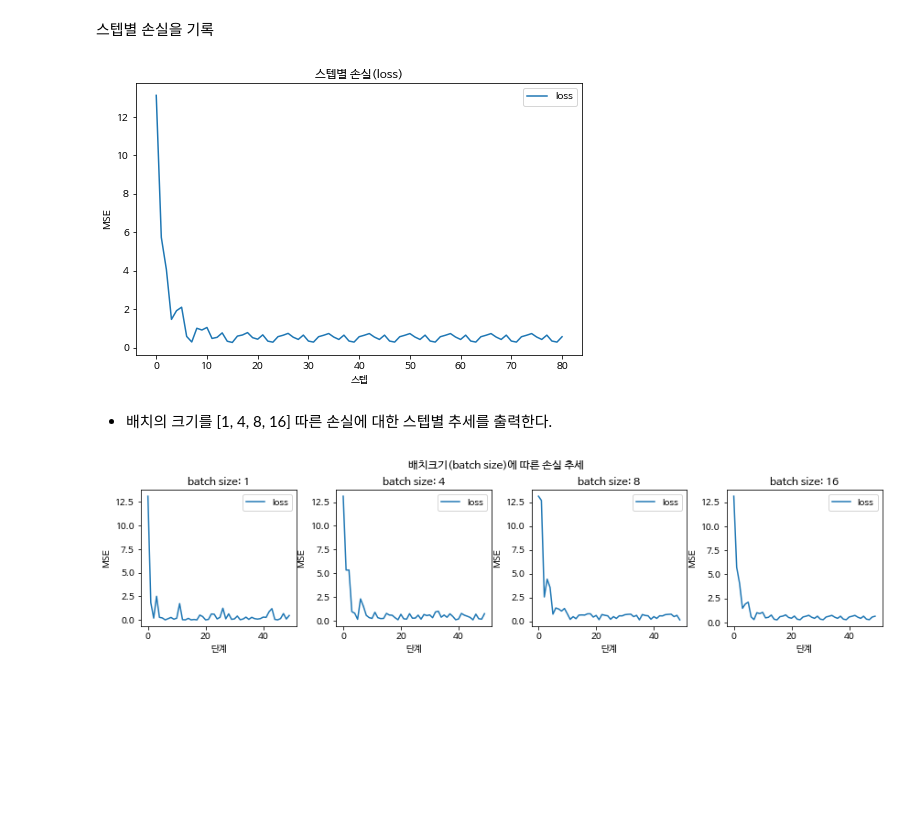
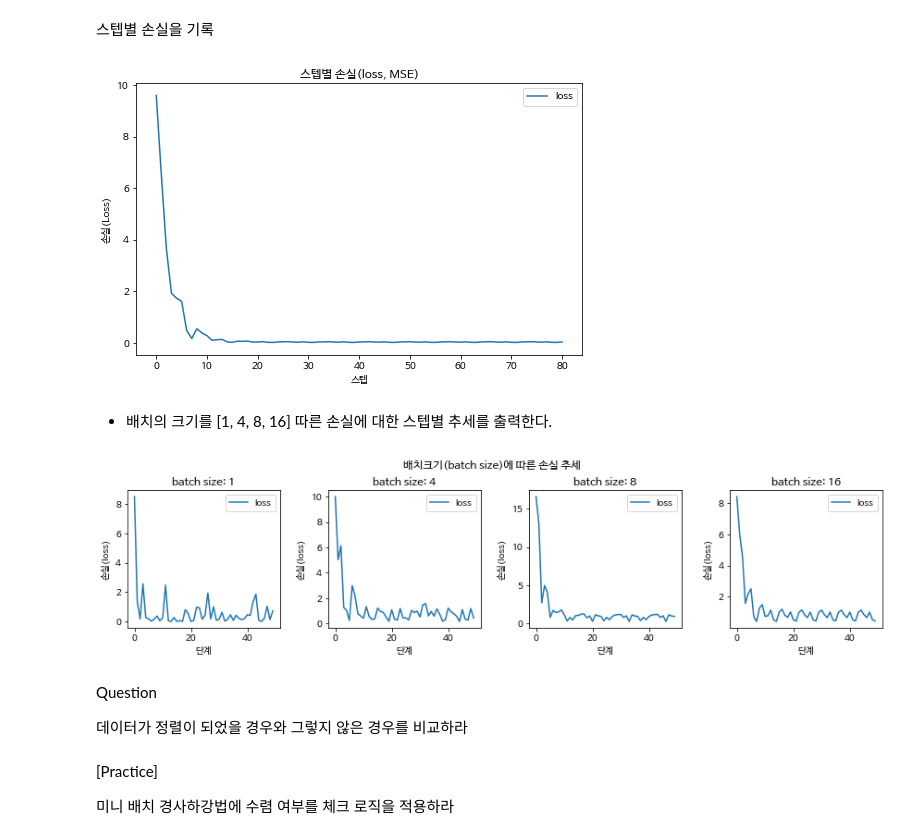
Before and after one commit to sunkusun9/ML2022_1, a Jupyter notebook: simple_linear_regression.ipynb, the cells around one changed output. Cells and saved outputs as stored; diff of their text form; code cells hidden in the pictures; blank space fills up the shorter version.

```diff
--- a/simple_linear_regression.ipynb
+++ b/simple_linear_regression.ipynb
@@ -244,7 +318,7 @@ for i in range(epochs):
 import matplotlib.lines as mlines
 plt.figure(figsize=(8, 5)) # 표 설정
 X_plot = np.linspace(-1, 5, 1000)
-Y_plot = np.square(X - optimal_x) + optimal
+Y_plot = np.square(X_plot - optimal_x) + optimal
 plt.plot(X_plot, Y_plot, label="$y=(x-2)^2 + 3$") # X, Y 그래프 출력
 # x, y 변화점 출력
 x_hist = np.array(x_hist)
@@ -339,7 +413,6 @@ $\frac{\partial F}{\partial\beta_0}=\frac{\sum\limits_{i=1}^{n}-(y_i-\beta_0-\be
 $\frac{\partial F}{\partial\beta_1}=\frac{\sum\limits_{i=1}^{n}-x_i(y_i-\beta_0-\beta_1x)}{n}$
 # %%
 # 위와 동일한 회귀 데이터셋 생성
-n = 100
 np.random.seed(42)
 x = np.random.normal(size=n)
 eps = np.random.normal(scale=0.2, size=n)
@@ -396,8 +475,8 @@ plt.scatter(x, y, s=3, label='(x, y)')
 x_space = np.linspace(-2.5, 2.5, 10)
 # 단계별 회귀선 출력
 for i in range(0,16,5):
-    beta_0, beta_1 = beta_hist[i]
-    plt.plot(x_space, beta_0 + beta_1 * x_space, label='{}단계'.format(i), linestyle='dotted')
+    beta_hat_0, beta_hat_1 = beta_hat_hist[i]
+    plt.plot(x_space, beta_hat_0 + beta_hat_1 * x_space, label='{}단계'.format(i), linestyle='dotted')
 plt.axhline(0, linestyle='dashed')
 plt.axvline(0, linestyle='dashed')
 plt.xlabel("x")
@@ -413,17 +492,17 @@ plt.show()
 * 배치 크기: 16, 반복수: 10, 학습율: 0.25 으로 하고 각 스텝 별 손실을 loss_hist_step에 리스트로 남기고
 * loss_hist와 beta_hist는 위와 같은 내용으로 미니 배치 경사하강법으로 beta_0, beta_1을 구하라(초기화도 동일)
 # %%
-beta_0, beta_1 = np.random.rand(2) * 2 - 1 # 초기값 설정 [-1, 1]
+beta_hat_0, beta_hat_1 = np.random.rand(2) * 2 - 1 # 초기값 설정 [-1, 1]
 loss_hist = []
 loss_hist_step = []
-beta_hist = [(beta_0, beta_1)]
+beta_hat_hist = [(beta_hat_0, beta_hat_1)]
 epochs = 10
 batch_size = 16 # Batch size
 
-y_hat = beta_0 + beta_1 * x
+y_hat = beta_hat_0 + beta_hat_1 * x
 learning_rate = 0.25
-mse =  np.mean(np.square(y, y_hat))
-loss_hist.append(mse)
+loss =  loss_mse(y, y_hat) # MSE
+loss_hist.append(loss)
 # %%
 for i in range(epochs):
     for j in range(0,n,batch_size):
@@ -449,68 +528,76 @@ plt.figure(figsize=(8, 5)) # 표 설정
 # epoch에 따른 y값 출력
 plt.plot(loss_hist, label='loss')
 plt.xlabel("스텝")
-plt.ylabel("MSE")
+plt.ylabel("손실(Loss)")
 plt.legend()
-plt.title("스텝별 손실(loss)")
+plt.title("스텝별 손실(loss, MSE)")
 plt.show()
 # %% [output]
-[figure, old version]
+[figure, new version]
 # %% [markdown]
 * 배치의 크기를 [1, 4, 8, 16] 따른 손실에 대한 스텝별 추세를 출력한다.
 # %%
 # 위와 동일한 회귀 데이터셋 생성
-n = 100
 np.random.seed(42)
 sort_ = False
 x = np.random.normal(size=n)
-eps = np.random.normal(scale=0.8, size=n)
 beta_0, beta_1, noise = 2.5, 3.2, 1.0
+eps = np.random.normal(scale=noise, size=n)
 y = x * beta_1 + beta_0 + eps
 if sort_:
     x = x[np.argsort(y)]
     y = np.sort(y)
 fig, axs = plt.subplots(1, 4, figsize=(12, 3)) # 1x4 표 영역 생성
+
 if sort_:
     plt.suptitle("배치크기(batch size)에 따른 손실 추세(정렬)", verticalalignment="bottom")
 else:
     plt.suptitle("배치크기(batch size)에 따른 손실 추세", verticalalignment="bottom")
 for batch_size, ax in zip([1, 4, 8, 16], axs):
-    beta_0, beta_1 = np.random.rand(2) * 2 - 1 # 초기값 설정 [-1, 1]
+    beta_hat_0, beta_hat_1 = np.random.rand(2) * 2 - 1 # 초기값 설정 [-1, 1]
     loss_hist = []
     loss_hist_step = []
-    beta_hist = [(beta_0, beta_1)]
+    beta_hist = [(beta_hat_0, beta_hat_1)]
     epochs = 10
 
-    y_hat = beta_0 + beta_1 * x
+    y_hat = beta_hat_0 + beta_hat_1 * x
     learning_rate = 0.25
-    mse =  np.mean(np.square(y, y_hat))
-    loss_hist.append(mse)
+    loss =  loss_mse(y, y_hat)
+    loss_hist.append(loss)
 
     for i in range(epochs):
         for j in range(0,n,batch_size):
             # j번째 배치 세트를 만든다.
             x_c = x[j:j + batch_size]
             y_c = y[j:j + batch_size]
-            y_delta = y_c - beta_0 - beta_1 * x_c
-            y_delta_by_beta_0 = -np.mean(y_delta) # beta_0의 미분값
-            y_delta_by_beta_1 = -np.mean(y_delta * x_c) # beta_1의 미분값
-            beta_0 -= y_delta_by_beta_0 * learning_rate
-            beta_1 -= y_delta_by_beta_1 * learning_rate
-            y_hat_c = beta_0 + beta_1 * x_c
-            mse_c = np.mean(np.square(y_c - y_hat_c))
-            loss_hist.append(mse_c)
-        y_hat = beta_0 + beta_1 * x
-        mse = np.mean(np.square(y - y_hat))
-        beta_hist.append((beta_0, beta_1))
-        loss_hist.append(mse)
+            y_delta = y_c - beta_hat_0 - beta_hat_1 * x_c
+            beta_hat_delta_0 = -np.mean(y_delta) # beta_0의 미분값
+            beta_hat_delta_1 = -np.mean(y_delta * x_c) # beta_1의 미분값
+            beta_hat_0 -= beta_hat_delta_0 * learning_rate
+            beta_hat_1 -= beta_hat_delta_1 * learning_rate
+            y_hat_c = beta_hat_0 + beta_hat_1 * x_c
+            loss_c = loss_mse(y_c, y_hat_c) # 배치에서 loss(MSE)를 구한다.
+            loss_hist.append(loss_c)
+        y_hat = beta_hat_0 + beta_hat_1 * x
+        mse = loss_mse(y, y_hat)
+        beta_hist.append((beta_hat_0, beta_hat_1))
+        #loss_hist.append(mse)
     # epoch에 따른 y값 출력
     ax.plot(loss_hist[:50], label='loss')
     ax.set_xlabel("단계")
-    ax.set_ylabel("MSE")
+    ax.set_ylabel("손실(loss)")
     ax.set_title('batch size: {}'.format(batch_size))
     ax.legend()
 
 plt.tight_layout()
 plt.show()
 # %% [output]
-[figure, old version]
+[figure, new version]
+# %% [markdown]
+Question
+
+데이터가 정렬이 되었을 경우와 그렇지 않은 경우를 비교하라
+# %% [markdown]
+[Practice]
+
+미니 배치 경사하강법에 수렴 여부를 체크 로직을 적용하라
```
Also changed, not shown: parts of 38 cells of this notebook.
